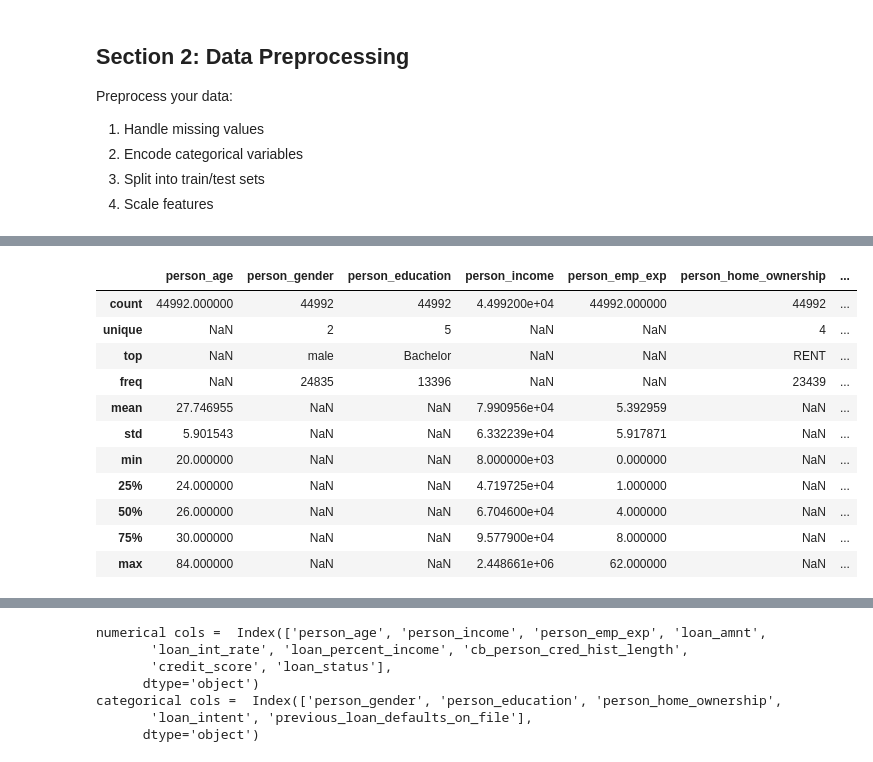
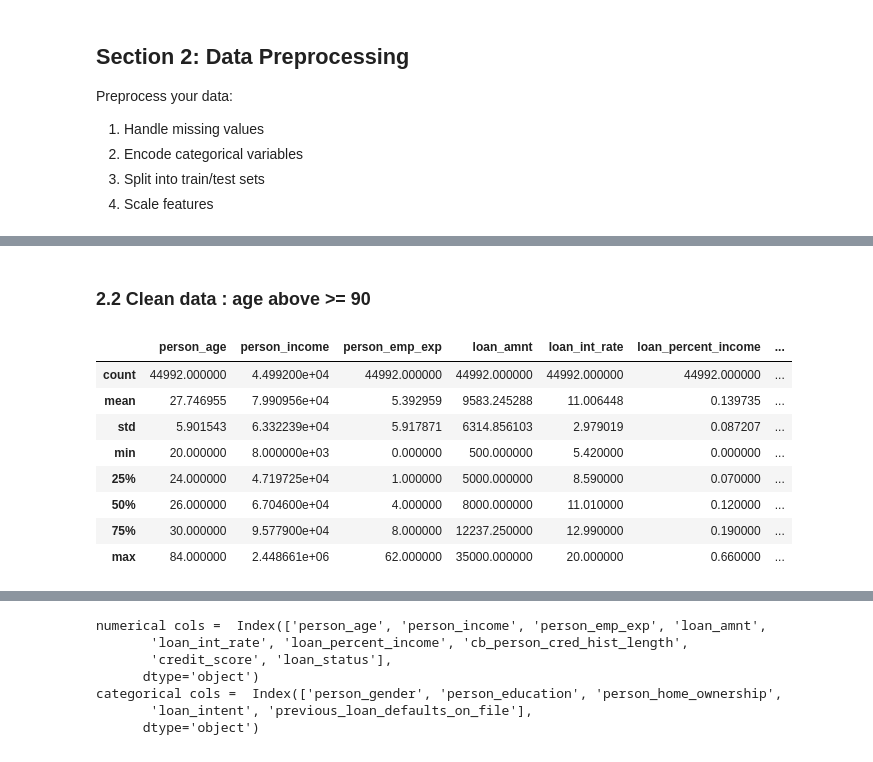
Before and after one commit to powarsg/bits_aiml, a Jupyter notebook: DNN/1_Assignement_1A/2025AA05421_assignment.ipynb, the cells around one changed output, grey strips where cells are left out. Saved outputs shown, nothing was run; the diff lists cells and outputs as text; code cells hidden in the pictures.

```diff
--- a/DNN/1_Assignement_1A/2025AA05421_assignment.ipynb
+++ b/DNN/1_Assignement_1A/2025AA05421_assignment.ipynb
@@ -161,19 +178,17 @@ dtype: int64
+# %% [markdown]
+### 2.2 Clean data : age above >= 90
 # %%
 # Clean data : age above >= 90
 df = df.loc[df['person_age'] <= 90]
-df.shape
-df.describe(include='all')
+df.describe()
 # %% [output]
-|  | person_age | person_gender | person_education | person_income | person_emp_exp | person_home_ownership | ... |
-| count | 44992.000000 | 44992 | 44992 | 4.499200e+04 | 44992.000000 | 44992 | ... |
-| unique | NaN | 2 | 5 | NaN | NaN | 4 | ... |
-| top | NaN | male | Bachelor | NaN | NaN | RENT | ... |
-| freq | NaN | 24835 | 13396 | NaN | NaN | 23439 | ... |
-| mean | 27.746955 | NaN | NaN | 7.990956e+04 | 5.392959 | NaN | ... |
-| std | 5.901543 | NaN | NaN | 6.332239e+04 | 5.917871 | NaN | ... |
-| min | 20.000000 | NaN | NaN | 8.000000e+03 | 0.000000 | NaN | ... |
-| 25% | 24.000000 | NaN | NaN | 4.719725e+04 | 1.000000 | NaN | ... |
-| 50% | 26.000000 | NaN | NaN | 6.704600e+04 | 4.000000 | NaN | ... |
-| 75% | 30.000000 | NaN | NaN | 9.577900e+04 | 8.000000 | NaN | ... |
-| max | 84.000000 | NaN | NaN | 2.448661e+06 | 62.000000 | NaN | ... |
+|  | person_age | person_income | person_emp_exp | loan_amnt | loan_int_rate | loan_percent_income | ... |
+| count | 44992.000000 | 4.499200e+04 | 44992.000000 | 44992.000000 | 44992.000000 | 44992.000000 | ... |
+| mean | 27.746955 | 7.990956e+04 | 5.392959 | 9583.245288 | 11.006448 | 0.139735 | ... |
+| std | 5.901543 | 6.332239e+04 | 5.917871 | 6314.856103 | 2.979019 | 0.087207 | ... |
+| min | 20.000000 | 8.000000e+03 | 0.000000 | 500.000000 | 5.420000 | 0.000000 | ... |
+| 25% | 24.000000 | 4.719725e+04 | 1.000000 | 5000.000000 | 8.590000 | 0.070000 | ... |
+| 50% | 26.000000 | 6.704600e+04 | 4.000000 | 8000.000000 | 11.010000 | 0.120000 | ... |
+| 75% | 30.000000 | 9.577900e+04 | 8.000000 | 12237.250000 | 12.990000 | 0.190000 | ... |
+| max | 84.000000 | 2.448661e+06 | 62.000000 | 35000.000000 | 20.000000 | 0.660000 | ... |
 # %%
```
Also changed, not shown: parts of 50 cells of this notebook.
